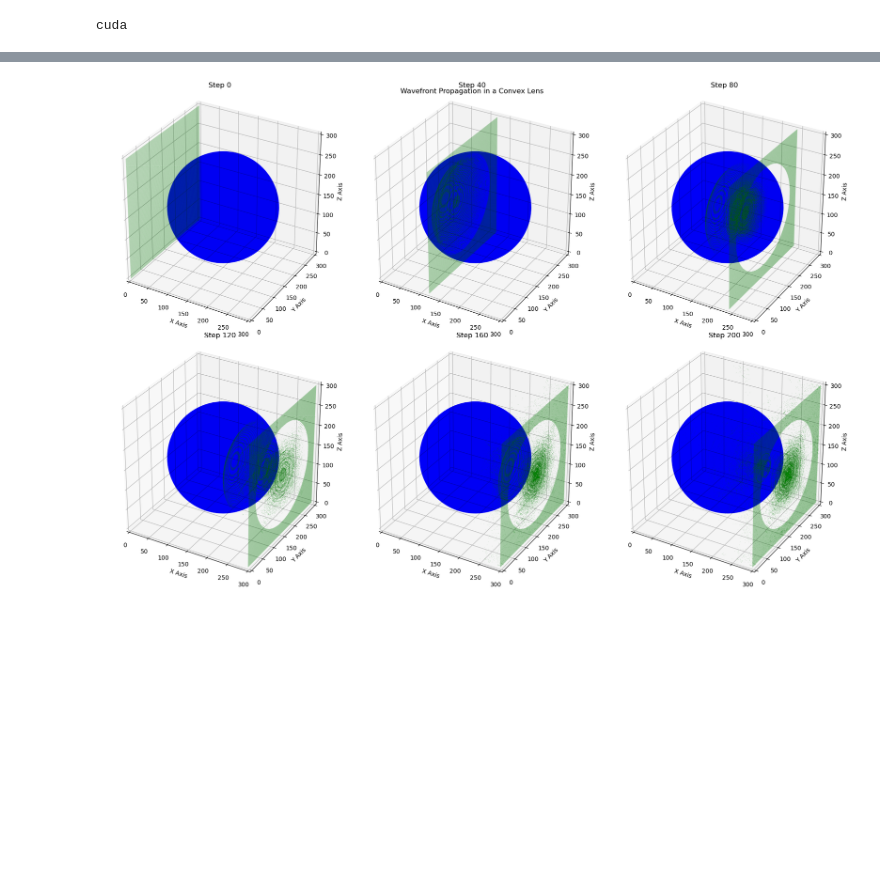
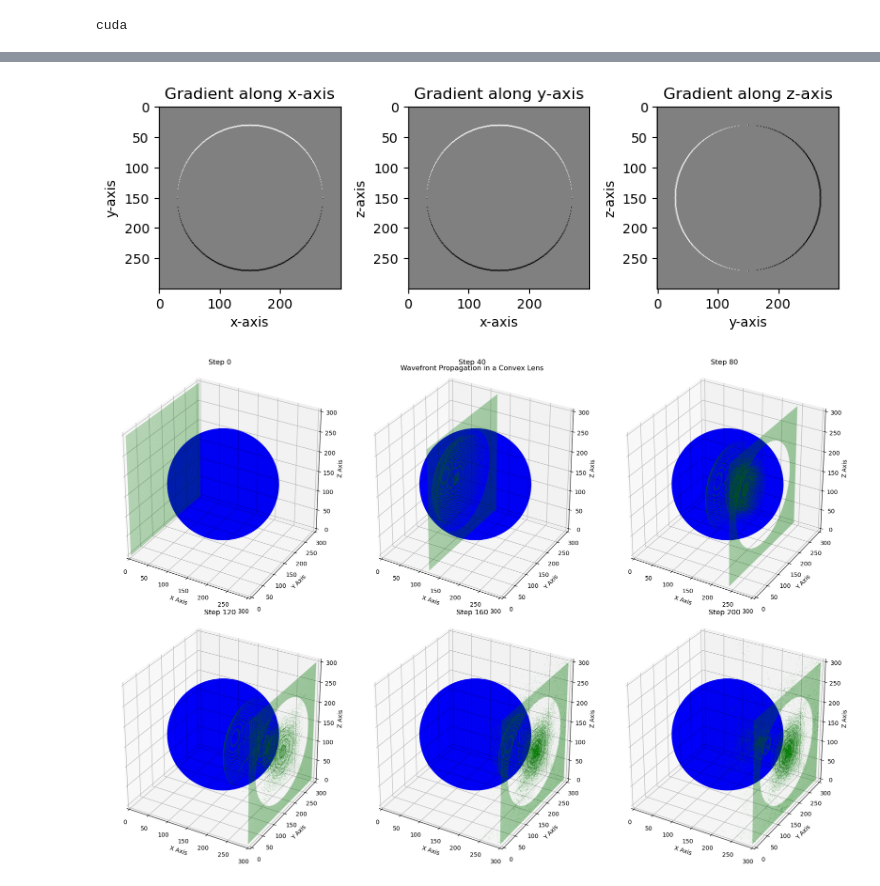
Before and after one commit to swirling-wind/demo-3D-eikonal, a Jupyter notebook: torch_demo.ipynb, the cells around one changed output, grey strips where cells are left out. Saved outputs shown, nothing was run; the diff lists cells and outputs as text; code cells hidden in the pictures; blank space fills up the shorter version.

```diff
--- a/torch_demo.ipynb
+++ b/torch_demo.ipynb
@@ -56,30 +62,32 @@ def show_original(ior_field):
 # %%
 def compute_3d_gradients_torch(IOR):
     grad_x, grad_y, grad_z = torch.gradient(IOR)
     return grad_x, grad_y, grad_z
 
 convex_grad_xyz_torch = compute_3d_gradients_torch(convex_lens_ior_field)
 
 grad_x = convex_grad_xyz_torch[0].cpu().numpy()
 grad_y = convex_grad_xyz_torch[1].cpu().numpy()
 grad_z = convex_grad_xyz_torch[2].cpu().numpy()
 
-# plt.figure(figsize=(8, 3))
-# plt.subplot(131)
-# plt.imshow(grad_x[:, :, num_z // 2], cmap='gray')  # Z轴的切面
-# plt.title('Gradient along x-axis')
-# plt.xlabel('x-axis')
-# plt.ylabel('y-axis')
-# plt.subplot(132)
-# plt.imshow(grad_y[num_y // 2, :, :], cmap='gray')  # Y轴的切面
-# plt.title('Gradient along y-axis')
-# plt.xlabel('x-axis')
-# plt.ylabel('z-axis')
-# plt.subplot(133)
-# plt.imshow(grad_z[:, num_x // 2, :], cmap='gray')  # X轴的切面
-# plt.title('Gradient along z-axis')
-# plt.xlabel('y-axis')
-# plt.ylabel('z-axis')
-# plt.tight_layout()
-# plt.show()
+plt.figure(figsize=(8, 3))
+plt.subplot(131)
+plt.imshow(grad_x[:, :, num_z // 2], cmap='gray')  # Z轴的切面
+plt.title('Gradient along x-axis')
+plt.xlabel('x-axis')
+plt.ylabel('y-axis')
+plt.subplot(132)
+plt.imshow(grad_y[num_y // 2, :, :], cmap='gray')  # Y轴的切面
+plt.title('Gradient along y-axis')
+plt.xlabel('x-axis')
+plt.ylabel('z-axis')
+plt.subplot(133)
+plt.imshow(grad_z[:, num_x // 2, :], cmap='gray')  # X轴的切面
+plt.title('Gradient along z-axis')
+plt.xlabel('y-axis')
+plt.ylabel('z-axis')
+plt.tight_layout()
+plt.show()
+# %% [output]
+[figure, added]
 # %%
```
Also changed, not shown: parts of 2 cells of this notebook.
